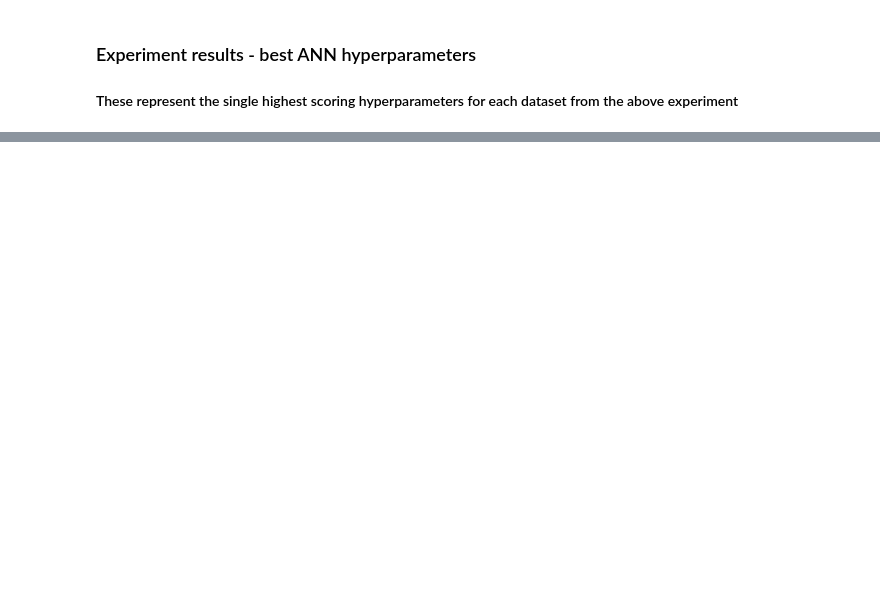
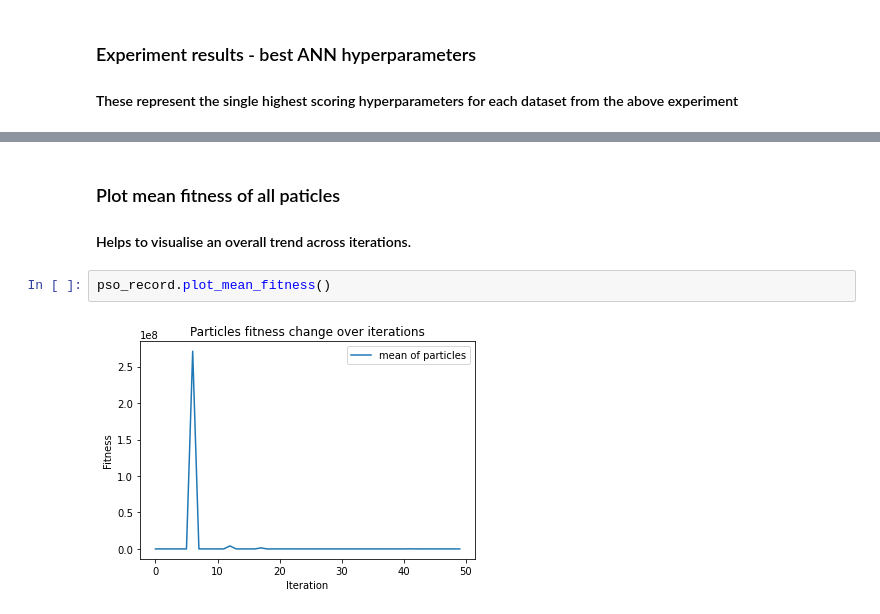
Before and after one commit to kamilszymczak/Bio-comp, a Jupyter notebook: Meta_pso.ipynb, the cells around one changed output, grey strips where cells are left out. Drawn from its saved outputs; the diff is of its cells as text; blank space fills up the shorter version.

```diff
--- a/Meta_pso.ipynb
+++ b/Meta_pso.ipynb
@@ -101,0 +172,7 @@ model_record.vec
+# %% [markdown]
+### Plot mean fitness of all paticles
+#### Helps to visualise an overall trend across iterations.
+# %%
+pso_record.plot_mean_fitness()
+# %% [output]
+[figure, added]
```
Also changed, not shown: parts of 24 cells of this notebook, 1 other file.
